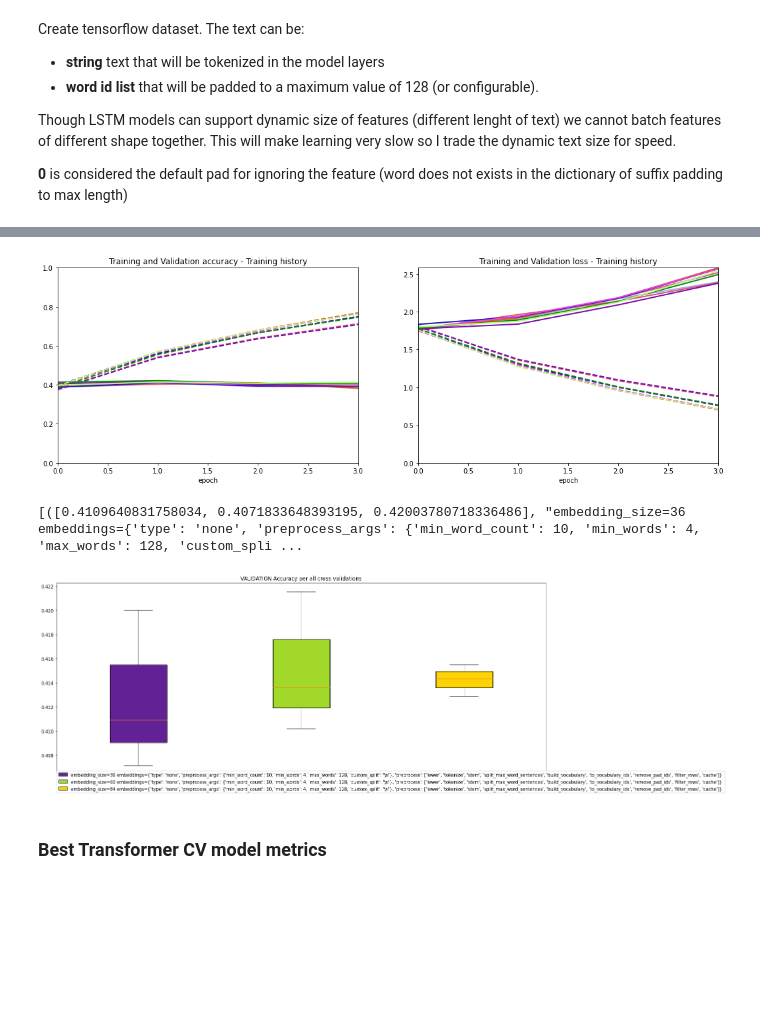
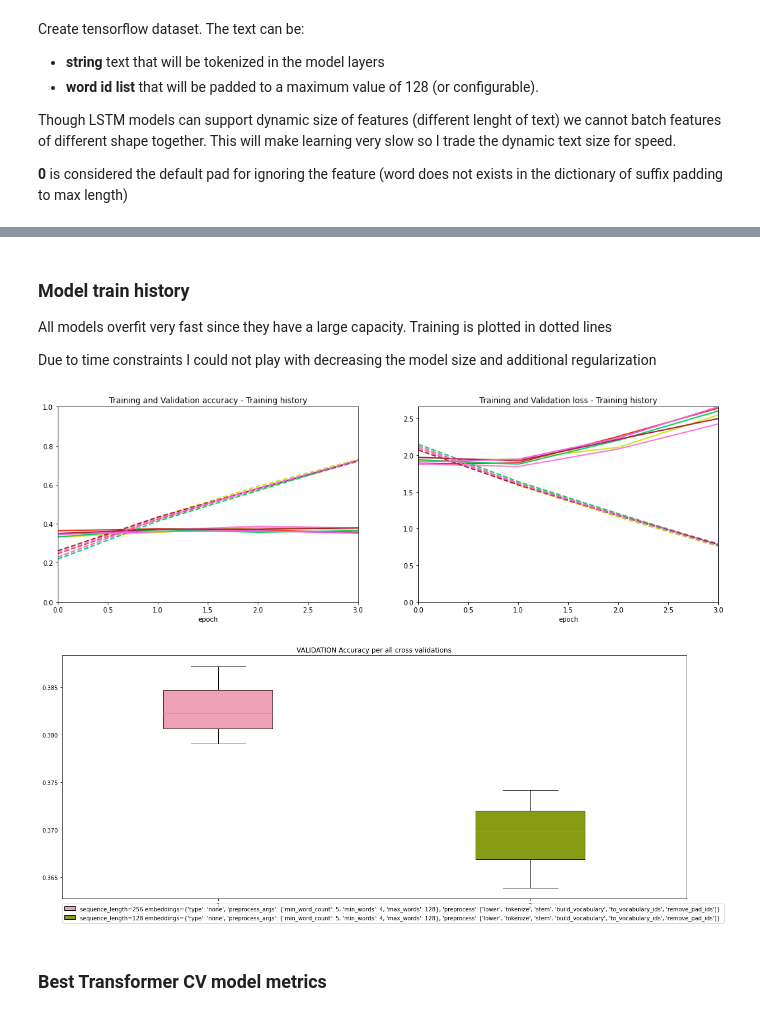
Before and after one commit to glypher/lyrics_classification, a Jupyter notebook: songs.ipynb, the cells around one changed output, grey strips where cells are left out. Cells and saved outputs as stored; diff of their text form; code cells hidden in the pictures; blank space fills up the shorter version.

Commit message:
Transformer model training and ensemble results

```diff
--- a/songs.ipynb
+++ b/songs.ipynb
@@ -1113,23 +1091,23 @@ Results: 0.43438076972961426
+# %% [markdown]
+### Model train history
+
+All models overfit very fast since they have a large capacity. Training is plotted in dotted lines
+
+Due to time constraints I could not play with decreasing the model size and additional regularization
 # %%
-# Replace persentence accuracy with all song accuracy
-for history in bert_lookup.history.histories:
-    history._history['val_accuracy_save'] = history._history['val_accuracy']
-    history._history['val_accuracy'] = history._history['true_val_accuracy']
-
 ev = mm.ModelEvaluation(bert_lookup.history)
 ev.plot_history('Training history', ['accuracy', 'loss'])
 
 metrics = {'val_acc' : []}
 for name, histories in bert_lookup.history.same_histories(['sequence_length', 'embeddings']).items():
     metrics['val_acc'].append(([max(h.history('accuracy', mm.DataType.VALIDATION)) for h in histories], name))
 
 pb = mm.PlotBuilder().create_subplots(1, 1, fig_size=(20,8)).set_options(legend_loc=(0,-0.1))
 pb.create_box_plot('VALIDATION Accuracy per all cross validations', *metrics['val_acc'])
 pb.show()
 # %% [output]
-[figure, old version]
+[figure, new version]
-[([0.4109640831758034, 0.4071833648393195, 0.42003780718336486], "embedding_size=36 embeddings={'type': 'none', 'preprocess_args': {'min_word_count': 10, 'min_words': 4, 'max_words': 128, 'custom_spli ...
-[figure, old version]
+[figure, new version]
 # %% [markdown]
 ### Best Transformer CV model metrics
 # %%
```
Also changed, not shown: parts of 12 cells of this notebook.
